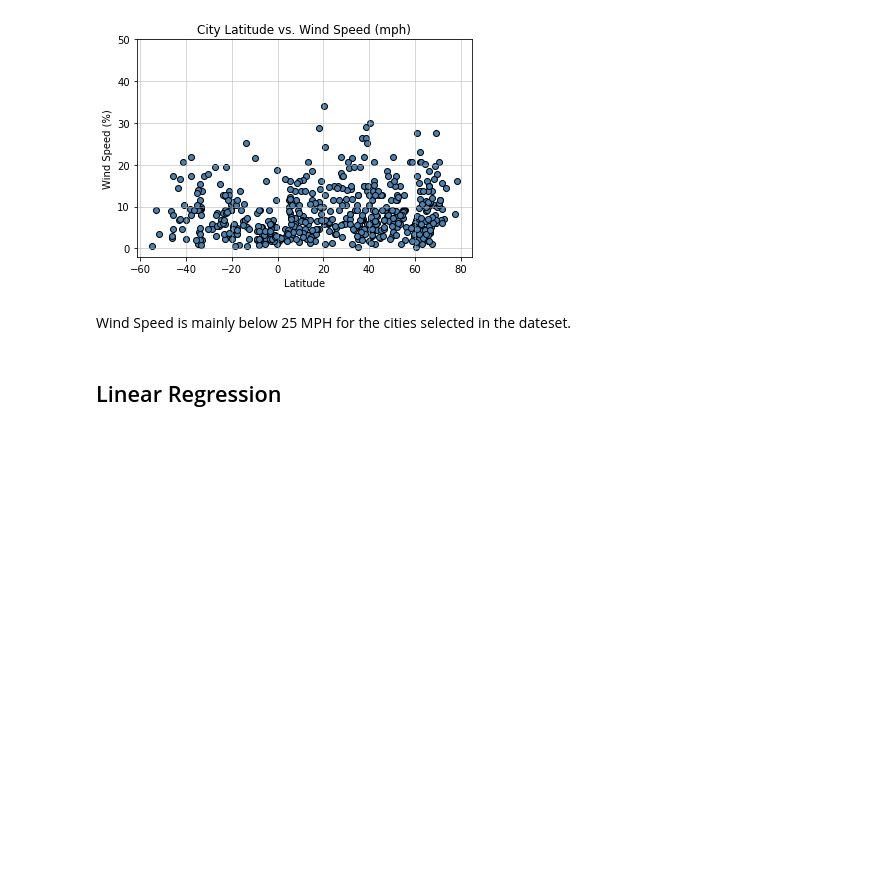
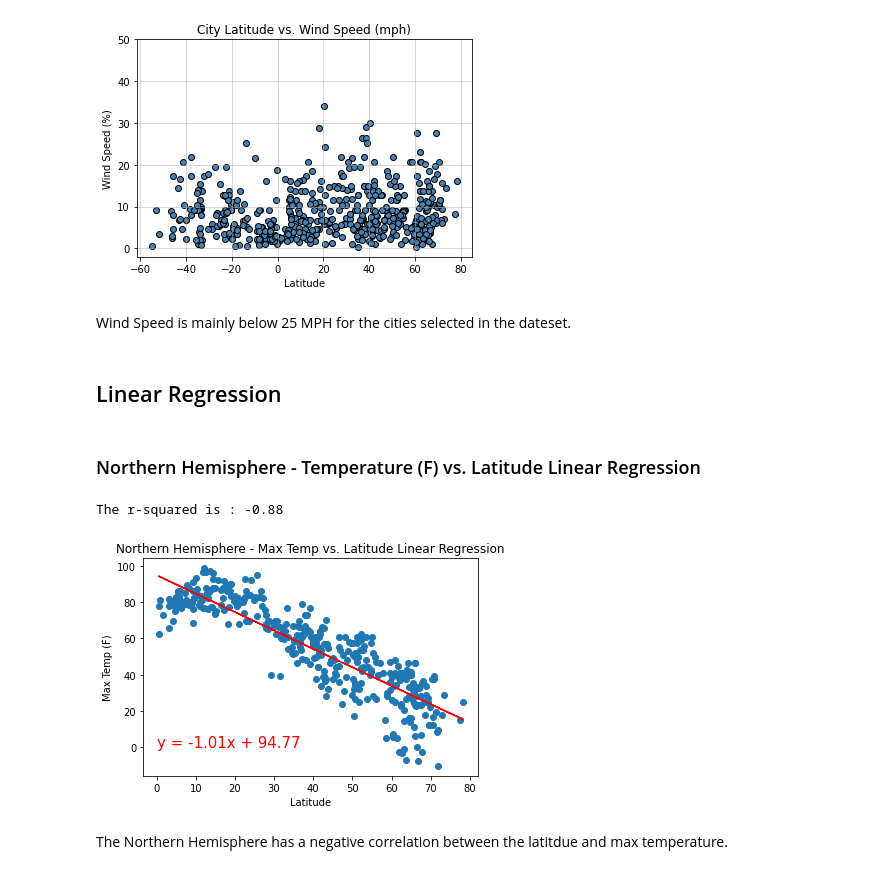
Before and after one commit to dejayru/python-api-chanllenge, a Jupyter notebook: WeatherPy/WeatherPy.ipynb, the cells around one changed output. Drawn from its saved outputs; the diff is of its cells as text; code cells hidden in the pictures; blank space fills up the shorter version.

Commit message:
Nothern Hemisphere Linear Regression

```diff
--- a/WeatherPy/WeatherPy.ipynb
+++ b/WeatherPy/WeatherPy.ipynb
@@ -288,3 +288,28 @@ def linear_agression(x,y):
 # annotating
 def annotate(line_eq, a, b):
     plt.annotate(line_eq,(a,b),fontsize=15,color="red")
+# %% [markdown]
+### Northern Hemisphere - Temperature (F) vs. Latitude Linear Regression
+# %%
+# linear aression
+equation = linear_agression(northern_hemisphere["Lat"], northern_hemisphere["Max Temp"])
+
+# annotate
+annotate(equation, 0, 0)
+
+# Set a title
+plt.title("Northern Hemisphere - Max Temp vs. Latitude Linear Regression")
+
+# Set xlabel
+plt.xlabel("Latitude")
+
+# Set ylabel
+plt.ylabel("Max Temp (F)")
+
+# Save the figure
+plt.savefig("../Images/Northern Hemisphere - Max Temp vs. Latitude Linear Regression.png")
+# %% [output]
+The r-squared is : -0.88
+[figure, added]
+# %% [markdown]
+The Northern Hemisphere has a negative correlation between the latitdue and max temperature.
```
Also changed, not shown: 1 other file.
